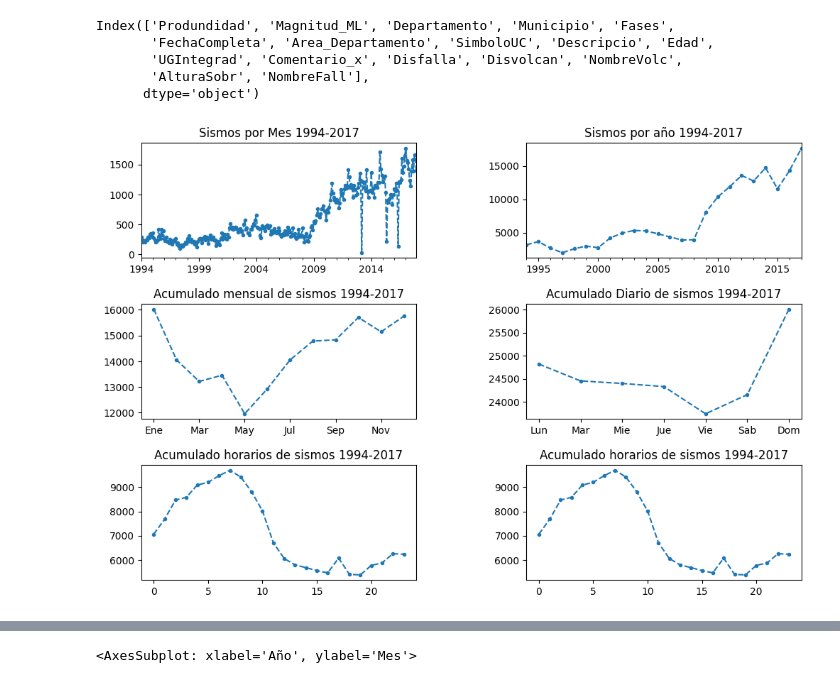
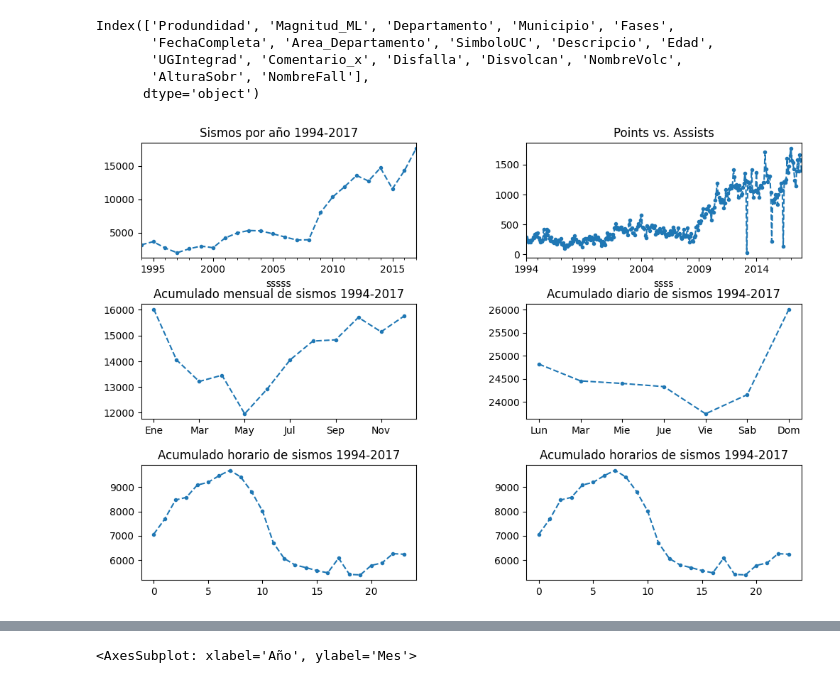
Before and after one commit to EDGAR-BARAHONA/Programacion-Python-Gis, a Jupyter notebook: Analitica/AnalisisSismico.ipynb, the cells around one changed output, grey strips where cells are left out. Drawn from its saved outputs; the diff is of its cells as text; code cells hidden in the pictures.

```diff
--- a/Analitica/AnalisisSismico.ipynb
+++ b/Analitica/AnalisisSismico.ipynb
@@ -113,7 +113,7 @@ Index(['Produndidad', 'Magnitud_ML', 'Departamento', 'Municipio', 'Fases',
 
 columns_dict = {"LATITUD (grados)":"Latitud",
                 "LONGITUD (grados)":"Longitud",
-                "PROFUNDIDAD (Km)":"Produndidad",
+                "PROFUNDIDAD (Km)":"Profundidad",
                 "MAGNITUD Ml":"Magnitud_ML",
                 "DEPARTAMENTO":"Departamento",
                 "MUNICIPIO":"Municipio",
@@ -135,29 +135,34 @@ sismos = sismos[(sismos.Año >=1994) &(sismos.Año <=2017)]
 # %%
 sismos_xmes = pd.to_datetime(sismos.FechaCompleta).dt.to_period(freq = 'M')
 sismos_xmes = sismos_xmes.value_counts().sort_index()
 
 sismos_xaño = pd.to_datetime(sismos.FechaCompleta).dt.to_period(freq = 'Y')
 sismos_xaño = sismos_xaño.value_counts().sort_index()
 
 
 sismosmes = sismos.Mes.value_counts().sort_index()
 sismosmes.index = ['Ene','Feb','Mar','Abr','May','Jun', 'Jul','Ago','Sep','Oct','Nov','Dec']
 
 sismosdia = sismos.Dia.value_counts().sort_index()
 sismosdia.index = ['Lun','Mar','Mie','Jue','Vie','Sab','Dom']
 
 sismoshora = sismos.hora.value_counts().sort_index()
 
 
 fig, ((ax1,ax2),(ax3,ax4),(ax5,ax6)) = plt.subplots(nrows=3, ncols=2, figsize=(12, 8))
 
-sismos_xmes.plot(marker='.', ls = '--', title = 'Sismos por Mes 1994-2017', ax=ax1)
-sismos_xaño.plot(marker='.', ls = '--', title = 'Sismos por año 1994-2017', ax=ax2)
+sismos_xmes.plot(marker='.', ls = '--', title = 'Sismos por Mes 1994-2017', ax=ax2).set(title='Points vs. Assists', xlabel = "ssss")
+
+
+
+sismos_xaño.plot(marker='.', ls = '--', title = 'Sismos por año 1994-2017', ax=ax1).set_xlabel("sssss")
 sismosmes.plot(marker='.', ls = '--', title = 'Acumulado mensual de sismos 1994-2017', ax=ax3)
-sismosdia.plot(marker='.', ls = '--', title = 'Acumulado Diario de sismos 1994-2017', ax=ax4)
-sismoshora.plot(marker='.', ls = '--', title = 'Acumulado horarios de sismos 1994-2017', ax=ax5)
+sismosdia.plot(marker='.', ls = '--', title = 'Acumulado diario de sismos 1994-2017', ax=ax4)
+sismoshora.plot(marker='.', ls = '--', title = 'Acumulado horario de sismos 1994-2017', ax=ax5)
 sismoshora.plot(marker='.', ls = '--', title = 'Acumulado horarios de sismos 1994-2017', ax=ax6)
 
+
+
 plt.subplots_adjust(wspace=0.4,hspace=0.4)
 # %% [output]
-[figure, old version]
+[figure, new version]
```
Also changed, not shown: parts of 7 cells of this notebook.
